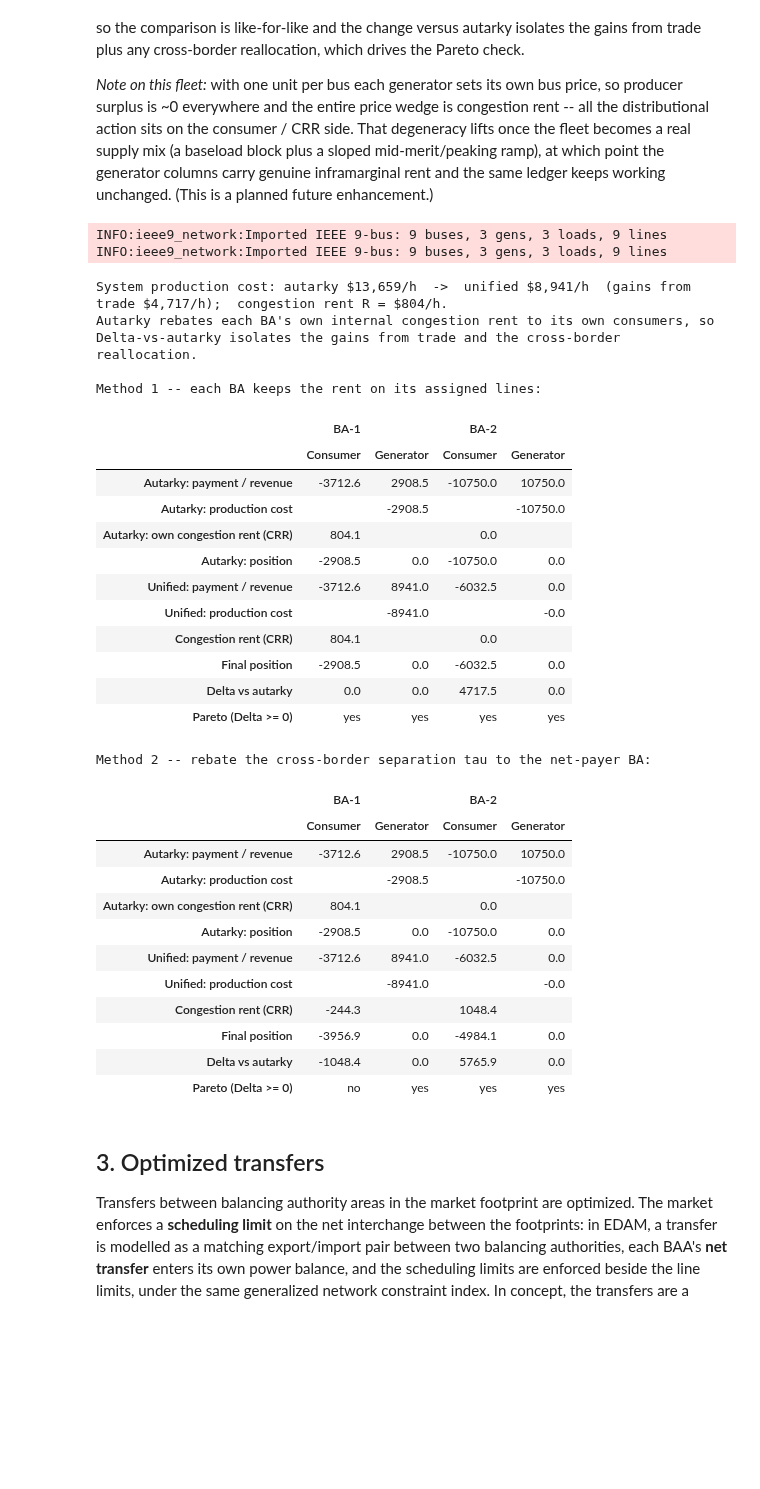
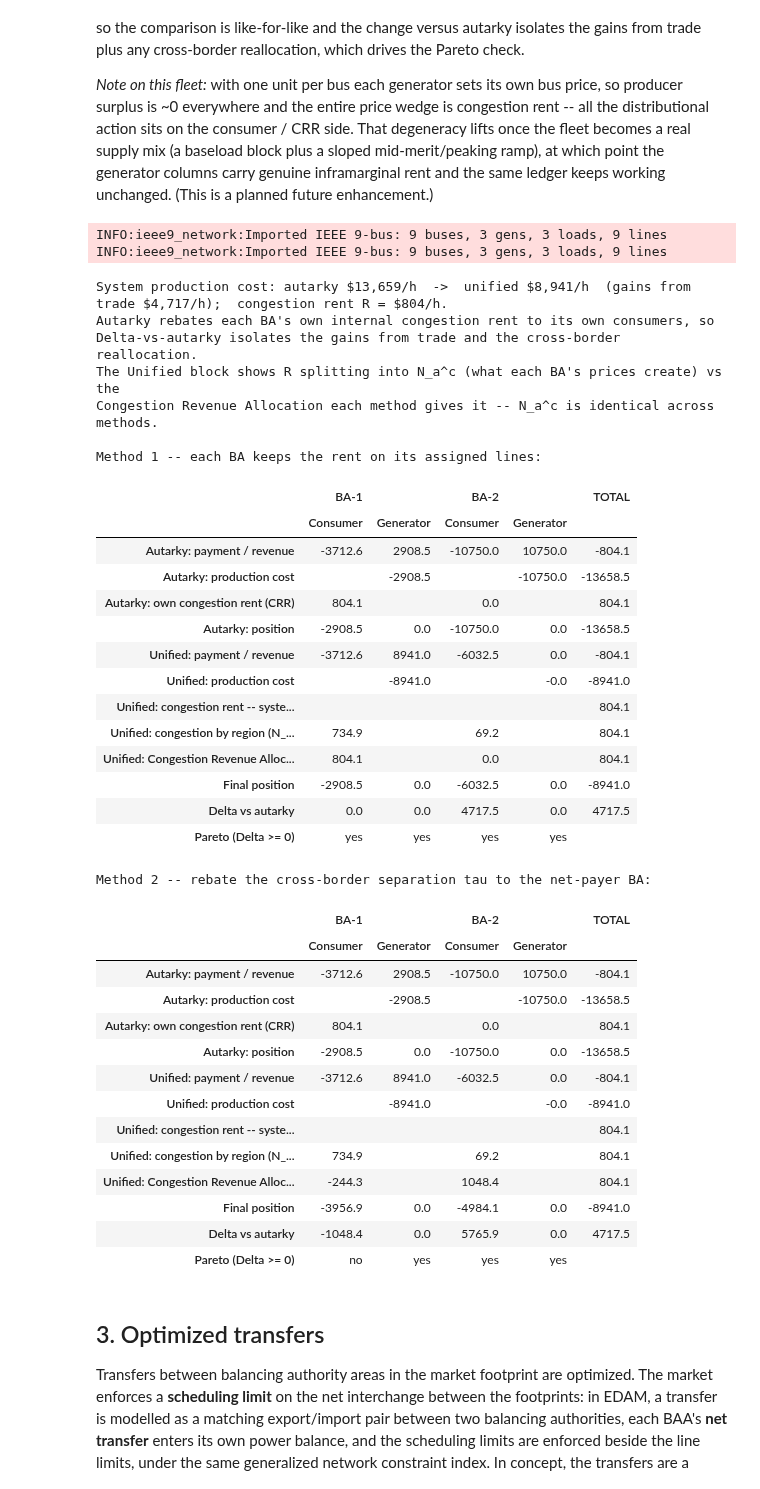
Before and after one commit to pdockery/wscc9-illustrative-model, a Jupyter notebook: 201_congestion_revenue_allocation.ipynb, the cells around one changed output. Drawn from its saved outputs; the diff is of its cells as text; code cells hidden in the pictures; blank space fills up the shorter version.

```diff
--- a/201_congestion_revenue_allocation.ipynb
+++ b/201_congestion_revenue_allocation.ipynb
@@ -651,59 +651,70 @@ fleet becomes a real supply mix (a baseload block plus a sloped mid-merit/peakin
 at which point the generator columns carry genuine inframarginal rent and the same ledger
 keeps working unchanged. (This is a planned future enhancement.)
 # %%
-# Autarky (independent) vs unified, homework-style -- one table per allocation
-# method (autarky_vs_unified lives in revenue_allocation.py; bound to fp).
+# Autarky (independent) vs unified, homework-style -- one table per allocation method,
+# now with the congestion-revenue derivation folded into the Unified block:
+#   R (system)  ->  N_a^c (congestion by region)  ->  Congestion Revenue Allocation.
 netB = build_network(SCN_B); ptB = compute_ptdf(netB, slack_bus='1')
 resU = solve_engine_dispatch(ptB, make_engine('UNIFIED', buses=ptB.buses))
 _, indepB = independent_clear(SCN_B)
 alloc, summ, _, _ = allocate_congestion_rent(resU, ptB, LOADS_ALL)
 COST = ra.cost_by_bus(GEN_FLEET)                          # bus -> marginal cost
 
 _agg = lambda result, area: ra._agg(fp, result, area, LOADS_ALL, COST)
-autarky_vs_unified = lambda method: ra.autarky_vs_unified(fp, method, alloc, indepB, resU, LOADS_ALL, COST)
+ledger = lambda method: ra.autarky_vs_unified_congestion(fp, method, alloc, indepB, resU,
+                                                         ptB, loads=LOADS_ALL, cost=COST)
 
 pc_aut = sum(_agg(indepB[ba], ba)[2] for ba in AREAS)
 pc_uni = sum(_agg(resU, ba)[2] for ba in AREAS)
 print(f"System production cost: autarky ${pc_aut:,.0f}/h  ->  unified ${pc_uni:,.0f}/h  "
       f"(gains from trade ${pc_aut - pc_uni:,.0f}/h);  congestion rent R = ${summ['R']:.0f}/h.")
 print("Autarky rebates each BA's own internal congestion rent to its own consumers, so "
       "Delta-vs-autarky isolates the gains from trade and the cross-border reallocation.")
-print("\nMethod 1 -- each BA keeps the rent on its assigned lines:")
-display(autarky_vs_unified(1))
+print("The Unified block shows R splitting into N_a^c (what each BA's prices create) vs the")
+print("Congestion Revenue Allocation each method gives it -- N_a^c is identical across methods.")
+print()
+print("Method 1 -- each BA keeps the rent on its assigned lines:")
+display(ledger(1))
 print("Method 2 -- rebate the cross-border separation tau to the net-payer BA:")
-display(autarky_vs_unified(2))
+display(ledger(2))
 # %% [output]
 INFO:ieee9_network:Imported IEEE 9-bus: 9 buses, 3 gens, 3 loads, 9 lines
 INFO:ieee9_network:Imported IEEE 9-bus: 9 buses, 3 gens, 3 loads, 9 lines
 System production cost: autarky $13,659/h  ->  unified $8,941/h  (gains from trade $4,717/h);  congestion rent R = $804/h.
 Autarky rebates each BA's own internal congestion rent to its own consumers, so Delta-vs-autarky isolates the gains from trade and the cross-border reallocation.
+The Unified block shows R splitting into N_a^c (what each BA's prices create) vs the
+Congestion Revenue Allocation each method gives it -- N_a^c is identical across methods.
 
 Method 1 -- each BA keeps the rent on its assigned lines:
-|  | BA-1 |  | BA-2 |  |
-|  | Consumer | Generator | Consumer | Generator |
-| Autarky: payment / revenue | -3712.6 | 2908.5 | -10750.0 | 10750.0 |
-| Autarky: production cost |  | -2908.5 |  | -10750.0 |
-| Autarky: own congestion rent (CRR) | 804.1 |  | 0.0 |  |
-| Autarky: position | -2908.5 | 0.0 | -10750.0 | 0.0 |
-| Unified: payment / revenue | -3712.6 | 8941.0 | -6032.5 | 0.0 |
-| Unified: production cost |  | -8941.0 |  | -0.0 |
-| Congestion rent (CRR) | 804.1 |  | 0.0 |  |
-| Final position | -2908.5 | 0.0 | -6032.5 | 0.0 |
-| Delta vs autarky | 0.0 | 0.0 | 4717.5 | 0.0 |
-| Pareto (Delta >= 0) | yes | yes | yes | yes |
+|  | BA-1 |  | BA-2 |  | TOTAL |
+|  | Consumer | Generator | Consumer | Generator |  |
+| Autarky: payment / revenue | -3712.6 | 2908.5 | -10750.0 | 10750.0 | -804.1 |
+| Autarky: production cost |  | -2908.5 |  | -10750.0 | -13658.5 |
+| Autarky: own congestion rent (CRR) | 804.1 |  | 0.0 |  | 804.1 |
+| Autarky: position | -2908.5 | 0.0 | -10750.0 | 0.0 | -13658.5 |
+| Unified: payment / revenue | -3712.6 | 8941.0 | -6032.5 | 0.0 | -804.1 |
+| Unified: production cost |  | -8941.0 |  | -0.0 | -8941.0 |
+| Unified: congestion rent -- syste... |  |  |  |  | 804.1 |
+| Unified: congestion by region (N_... | 734.9 |  | 69.2 |  | 804.1 |
+| Unified: Congestion Revenue Alloc... | 804.1 |  | 0.0 |  | 804.1 |
+| Final position | -2908.5 | 0.0 | -6032.5 | 0.0 | -8941.0 |
+| Delta vs autarky | 0.0 | 0.0 | 4717.5 | 0.0 | 4717.5 |
+| Pareto (Delta >= 0) | yes | yes | yes | yes |  |
 Method 2 -- rebate the cross-border separation tau to the net-payer BA:
-|  | BA-1 |  | BA-2 |  |
-|  | Consumer | Generator | Consumer | Generator |
-| Autarky: payment / revenue | -3712.6 | 2908.5 | -10750.0 | 10750.0 |
-| Autarky: production cost |  | -2908.5 |  | -10750.0 |
-| Autarky: own congestion rent (CRR) | 804.1 |  | 0.0 |  |
-| Autarky: position | -2908.5 | 0.0 | -10750.0 | 0.0 |
-| Unified: payment / revenue | -3712.6 | 8941.0 | -6032.5 | 0.0 |
-| Unified: production cost |  | -8941.0 |  | -0.0 |
-| Congestion rent (CRR) | -244.3 |  | 1048.4 |  |
-| Final position | -3956.9 | 0.0 | -4984.1 | 0.0 |
-| Delta vs autarky | -1048.4 | 0.0 | 5765.9 | 0.0 |
-| Pareto (Delta >= 0) | no | yes | yes | yes |
+|  | BA-1 |  | BA-2 |  | TOTAL |
+|  | Consumer | Generator | Consumer | Generator |  |
+| Autarky: payment / revenue | -3712.6 | 2908.5 | -10750.0 | 10750.0 | -804.1 |
+| Autarky: production cost |  | -2908.5 |  | -10750.0 | -13658.5 |
+| Autarky: own congestion rent (CRR) | 804.1 |  | 0.0 |  | 804.1 |
+| Autarky: position | -2908.5 | 0.0 | -10750.0 | 0.0 | -13658.5 |
+| Unified: payment / revenue | -3712.6 | 8941.0 | -6032.5 | 0.0 | -804.1 |
+| Unified: production cost |  | -8941.0 |  | -0.0 | -8941.0 |
+| Unified: congestion rent -- syste... |  |  |  |  | 804.1 |
+| Unified: congestion by region (N_... | 734.9 |  | 69.2 |  | 804.1 |
+| Unified: Congestion Revenue Alloc... | -244.3 |  | 1048.4 |  | 804.1 |
+| Final position | -3956.9 | 0.0 | -4984.1 | 0.0 | -8941.0 |
+| Delta vs autarky | -1048.4 | 0.0 | 5765.9 | 0.0 | 4717.5 |
+| Pareto (Delta >= 0) | no | yes | yes | yes |  |
 # %% [markdown]
 ## 3. Optimized transfers
 
```
Also changed, not shown: parts of 23 cells of this notebook, 15 other files.
